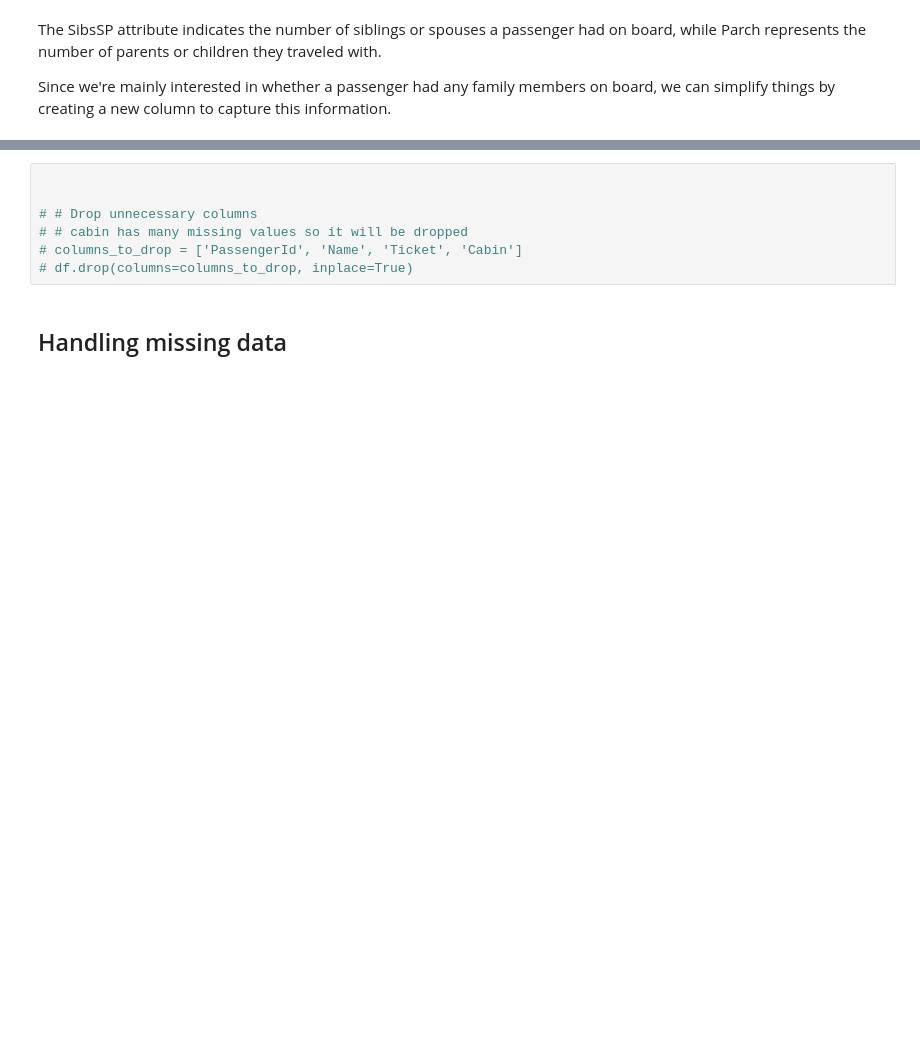
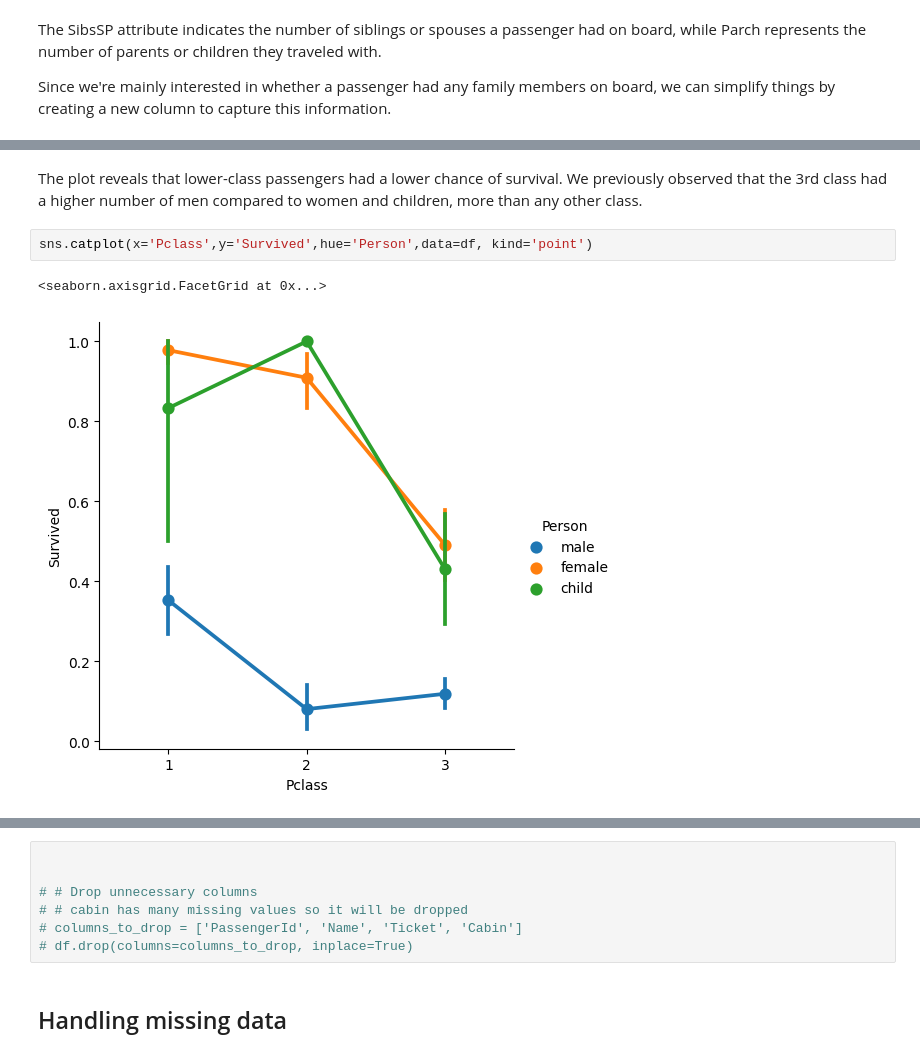
Before and after one commit to xkeyna/Data-Science-portfolio, a Jupyter notebook: titanic-eda.ipynb, the cells around one changed output, grey strips where cells are left out. Drawn from its saved outputs; the diff is of its cells as text; blank space fills up the shorter version.

```diff
--- a/titanic-eda.ipynb
+++ b/titanic-eda.ipynb
@@ -286,0 +283,7 @@ sns.catplot(x='level',data=deck_df,hue='Pclass',kind='count')
+# %% [markdown]
+The plot reveals that lower-class passengers had a lower chance of survival. We previously observed that the 3rd class had a higher number of men compared to women and children, more than any other class.
+# %%
+sns.catplot(x='Pclass',y='Survived',hue='Person',data=df, kind='point')
+# %% [output]
+<seaborn.axisgrid.FacetGrid at 0x...>
+[figure, added]
```
Also changed, not shown: parts of 28 cells of this notebook.
